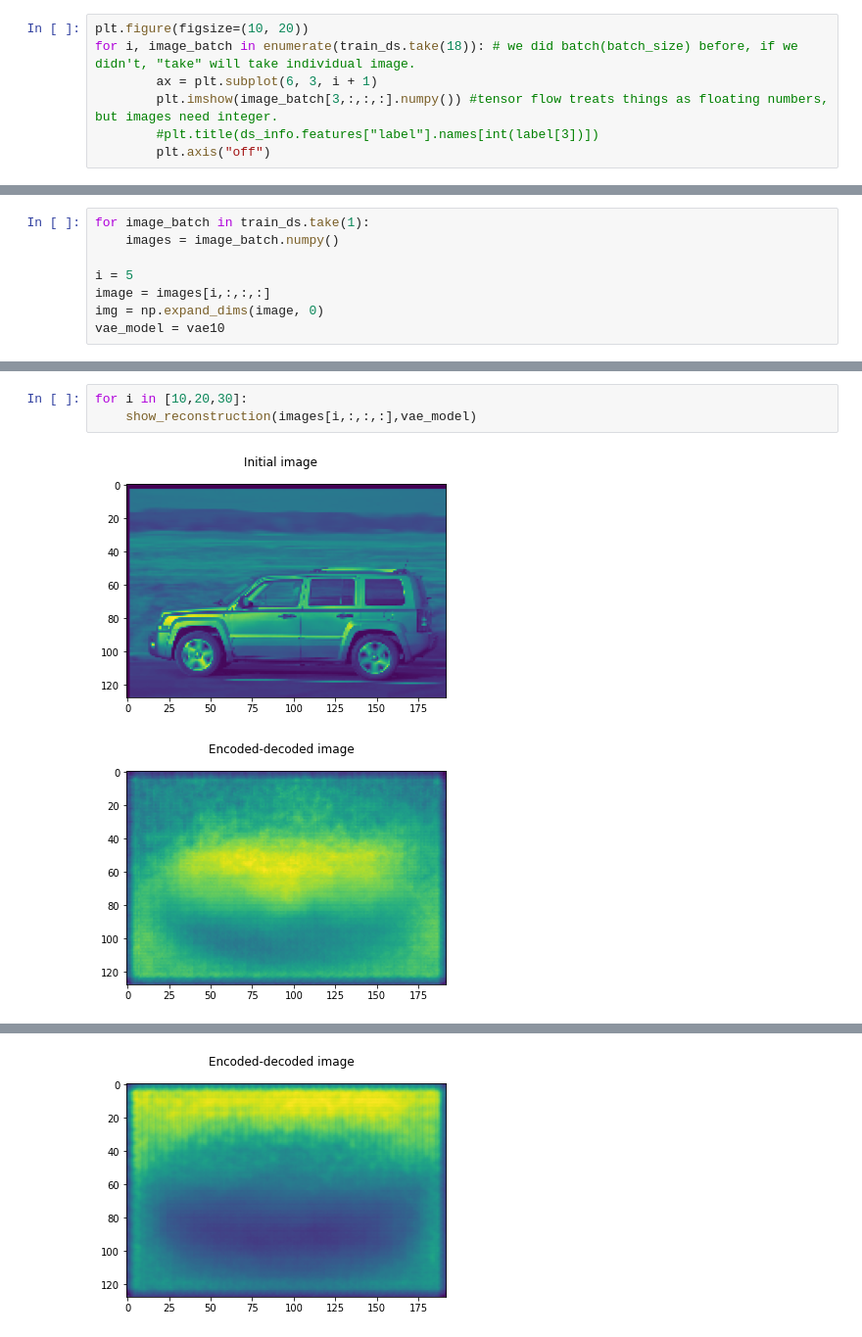
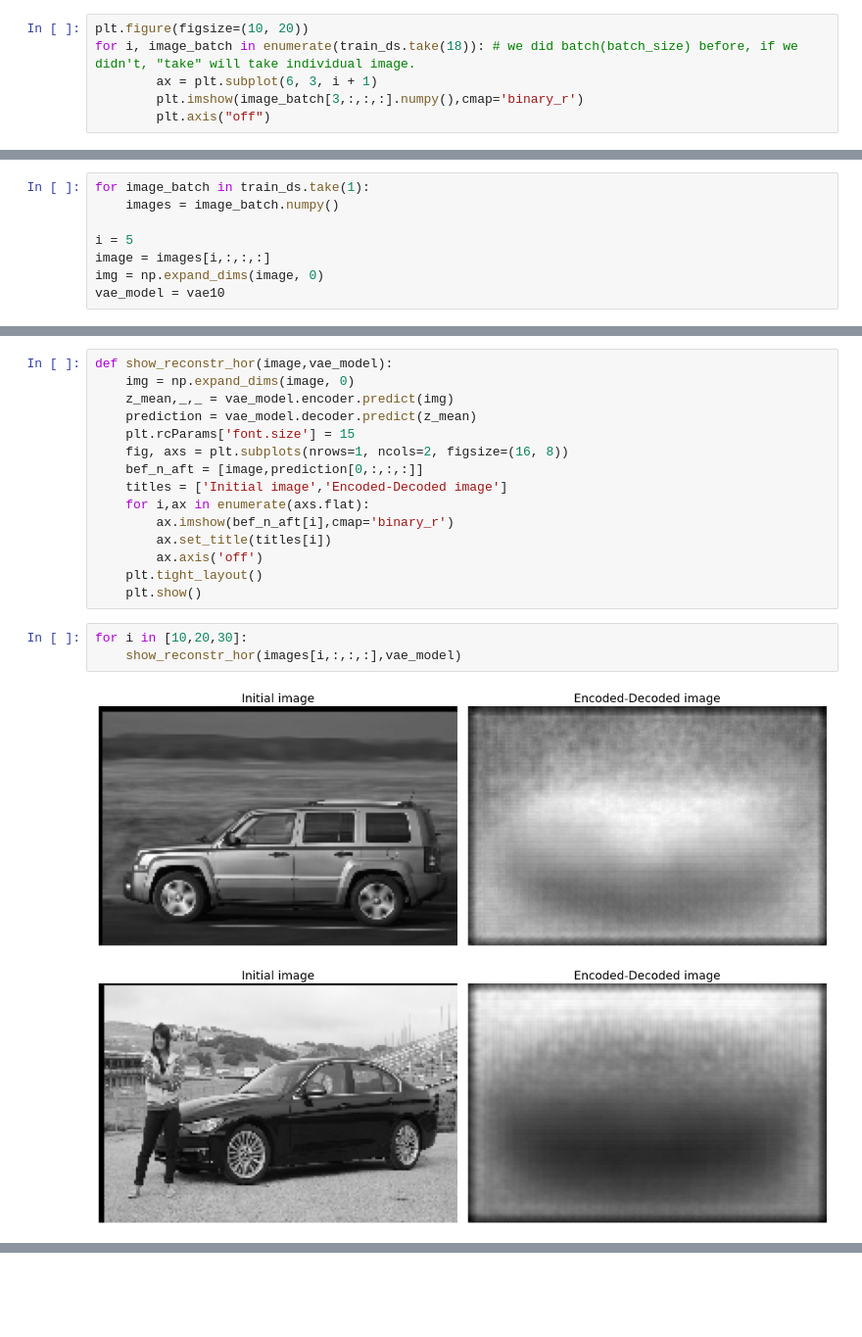
Before and after one commit to h31d1/BetaVAE, a Jupyter notebook: BetaVAEonCars196.ipynb, the cells around one changed output, grey strips where cells are left out. Shown at 98% size. Saved outputs shown, nothing was run; the diff lists cells and outputs as text; blank space fills up the shorter version.

```diff
--- a/BetaVAEonCars196.ipynb
+++ b/BetaVAEonCars196.ipynb
@@ -92,7 +90,6 @@ Note that because the augmentations in the previous cell are applied randomly, t
 plt.figure(figsize=(10, 20))
 for i, image_batch in enumerate(train_ds.take(18)): # we did batch(batch_size) before, if we didn't, "take" will take individual image.
         ax = plt.subplot(6, 3, i + 1)
-        plt.imshow(image_batch[3,:,:,:].numpy()) #tensor flow treats things as floating numbers, but images need integer.
-        #plt.title(ds_info.features["label"].names[int(label[3])])
+        plt.imshow(image_batch[3,:,:,:].numpy(),cmap='binary_r')
         plt.axis("off")
 # %% [output]
@@ -188,6 +165,21 @@ show_reconstruction(image,vae_model)
+# %%
+def show_reconstr_hor(image,vae_model):
+    img = np.expand_dims(image, 0)
+    z_mean,_,_ = vae_model.encoder.predict(img)
+    prediction = vae_model.decoder.predict(z_mean)
+    plt.rcParams['font.size'] = 15
+    fig, axs = plt.subplots(nrows=1, ncols=2, figsize=(16, 8))
+    bef_n_aft = [image,prediction[0,:,:,:]]
+    titles = ['Initial image','Encoded-Decoded image']
+    for i,ax in enumerate(axs.flat):
+        ax.imshow(bef_n_aft[i],cmap='binary_r')
+        ax.set_title(titles[i])
+        ax.axis('off')
+    plt.tight_layout()
+    plt.show()
 # %%
 for i in [10,20,30]:
-    show_reconstruction(images[i,:,:,:],vae_model)
+    show_reconstr_hor(images[i,:,:,:],vae_model)
 # %% [output]
-[figure, old version]
+[figure, new version]
-[figure, old version]
+[figure, new version]
@@ -195 +186,0 @@ for i in [10,20,30]:
-[figure, removed]
```
Also changed, not shown: parts of 7 cells of this notebook, 3 other files.
